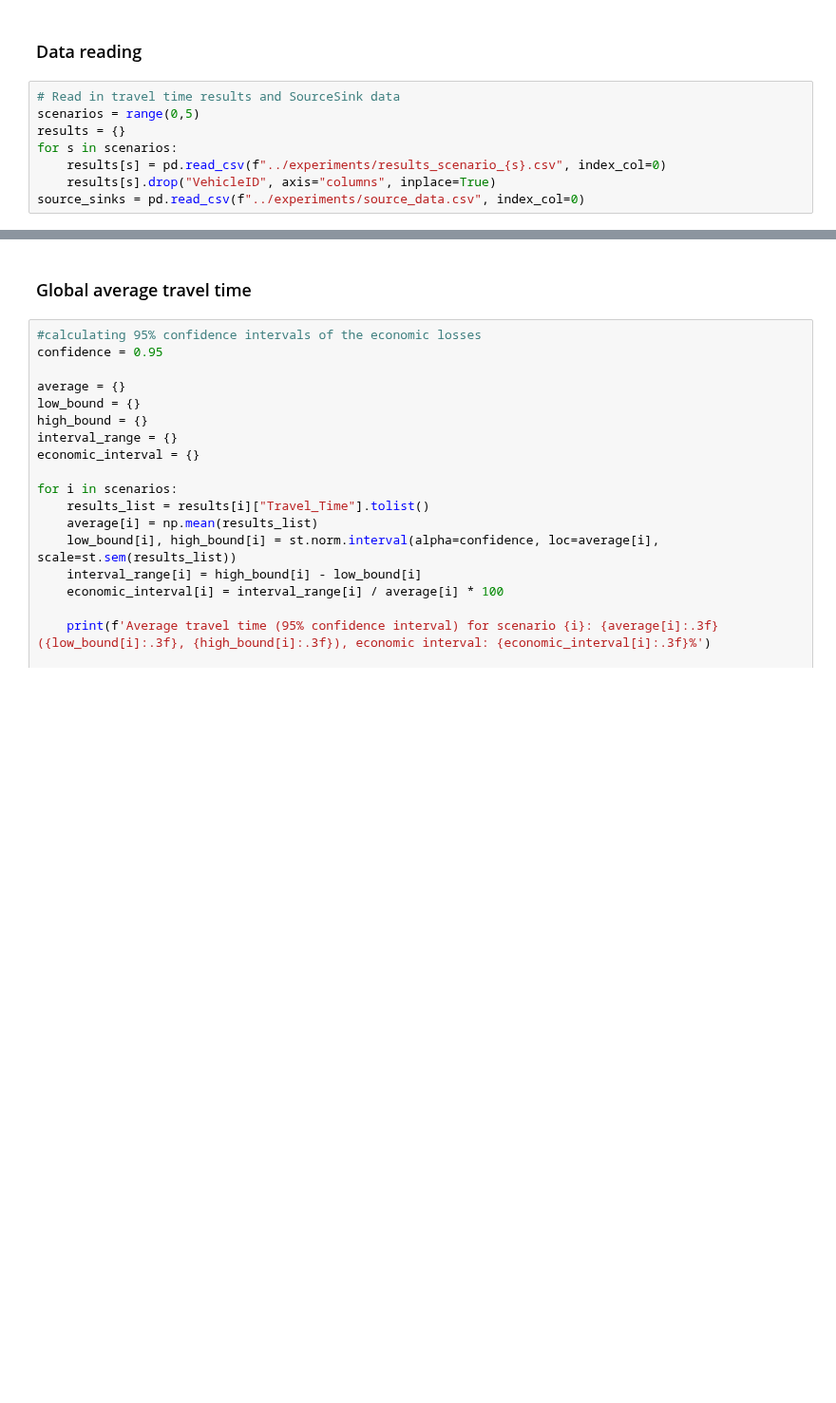
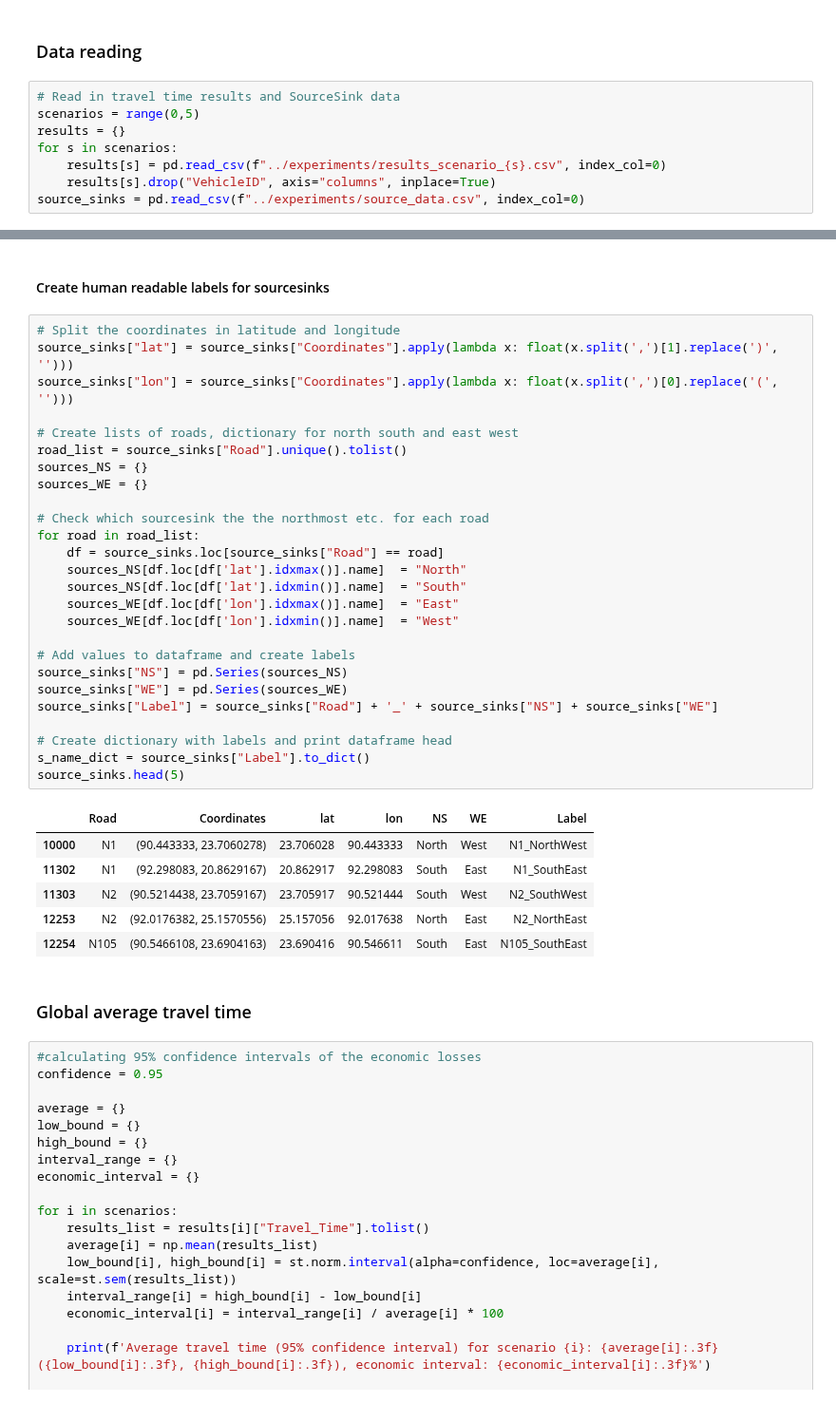
Before and after one commit to EwoutH/EPA1352-Adv-Simulation, a Jupyter notebook: EPA1352-G06-A4/notebook/travel_time_analysis.ipynb, the cells around one changed output, grey strips where cells are left out. Shown at 95% size. Cells and saved outputs as stored; diff of their text form; blank space fills up the shorter version.

```diff
--- a/EPA1352-G06-A4/notebook/travel_time_analysis.ipynb
+++ b/EPA1352-G06-A4/notebook/travel_time_analysis.ipynb
@@ -35,3 +28,38 @@ display(source_sinks.head(5))
+# %% [markdown]
+#### Create human readable labels for sourcesinks
+# %%
+# Split the coordinates in latitude and longitude
+source_sinks["lat"] = source_sinks["Coordinates"].apply(lambda x: float(x.split(',')[1].replace(')', '')))
+source_sinks["lon"] = source_sinks["Coordinates"].apply(lambda x: float(x.split(',')[0].replace('(', '')))
+
+# Create lists of roads, dictionary for north south and east west
+road_list = source_sinks["Road"].unique().tolist()
+sources_NS = {}
+sources_WE = {}
+
+# Check which sourcesink the the northmost etc. for each road
+for road in road_list:
+    df = source_sinks.loc[source_sinks["Road"] == road]
+    sources_NS[df.loc[df['lat'].idxmax()].name]  = "North"
+    sources_NS[df.loc[df['lat'].idxmin()].name]  = "South"
+    sources_WE[df.loc[df['lon'].idxmax()].name]  = "East"
+    sources_WE[df.loc[df['lon'].idxmin()].name]  = "West"
+
+# Add values to dataframe and create labels
+source_sinks["NS"] = pd.Series(sources_NS)
+source_sinks["WE"] = pd.Series(sources_WE)
+source_sinks["Label"] = source_sinks["Road"] + '_' + source_sinks["NS"] + source_sinks["WE"]
+
+# Create dictionary with labels and print dataframe head
+s_name_dict = source_sinks["Label"].to_dict()
+source_sinks.head(5)
+# %% [output]
+|  | Road | Coordinates | lat | lon | NS | WE | Label |
+| 10000 | N1 | (90.443333, 23.7060278) | 23.706028 | 90.443333 | North | West | N1_NorthWest |
+| 11302 | N1 | (92.298083, 20.8629167) | 20.862917 | 92.298083 | South | East | N1_SouthEast |
+| 11303 | N2 | (90.5214438, 23.7059167) | 23.705917 | 90.521444 | South | West | N2_SouthWest |
+| 12253 | N2 | (92.0176382, 25.1570556) | 25.157056 | 92.017638 | North | East | N2_NorthEast |
+| 12254 | N105 | (90.5466108, 23.6904163) | 23.690416 | 90.546611 | South | East | N105_SouthEast |
 # %% [markdown]
 ### Global average travel time
 # %%
```
Also changed, not shown: parts of 7 cells of this notebook.
